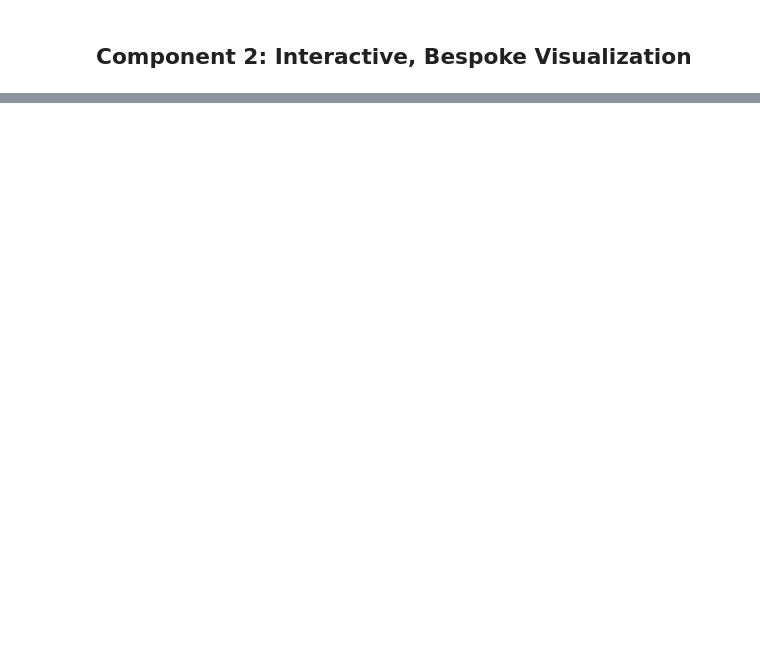
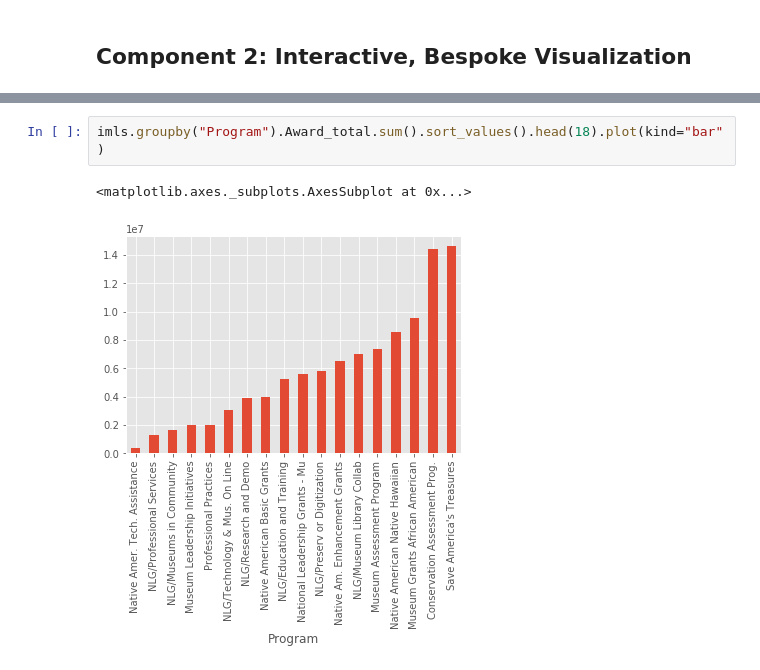
Before and after one commit to UIUC-iSchool-DataViz/project-spring2017, a Jupyter notebook: part2/Component 2 Interactive, Bespoke Visualization.ipynb, the cells around one changed output, grey strips where cells are left out. Cells and saved outputs as stored; diff of their text form; blank space fills up the shorter version.

```diff
--- a/part2/Component 2 Interactive, Bespoke Visualization.ipynb
+++ b/part2/Component 2 Interactive, Bespoke Visualization.ipynb
@@ -98,0 +227,5 @@ pd.isnull(df)
+# %%
+imls.groupby("Program").Award_total.sum().sort_values().head(18).plot(kind="bar")
+# %% [output]
+<matplotlib.axes._subplots.AxesSubplot at 0x...>
+[figure, added]
```
Also changed, not shown: parts of 32 cells of this notebook.
